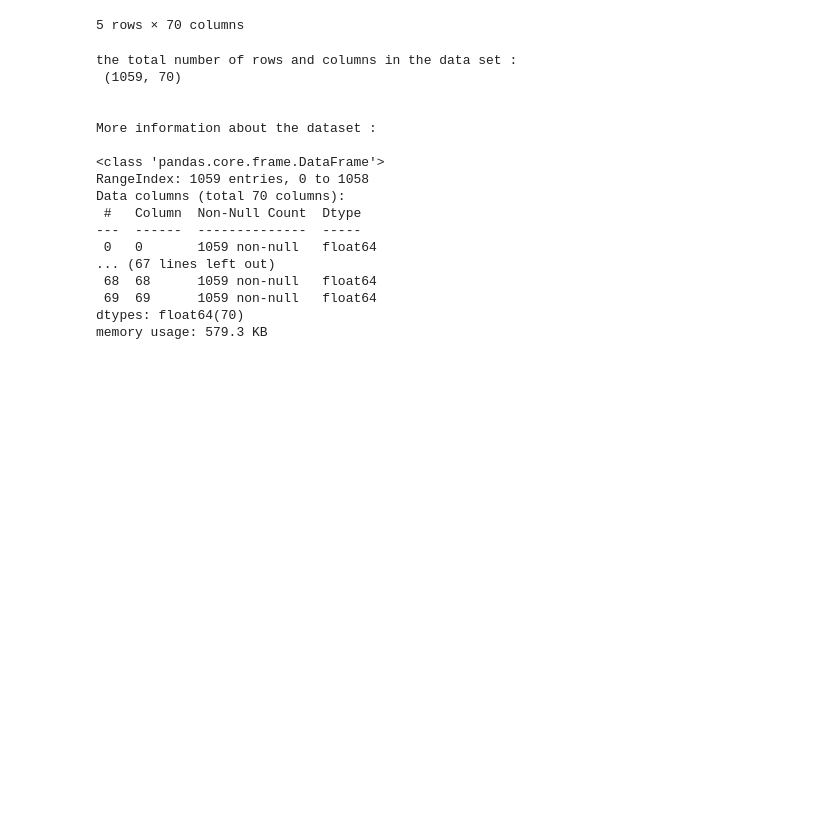
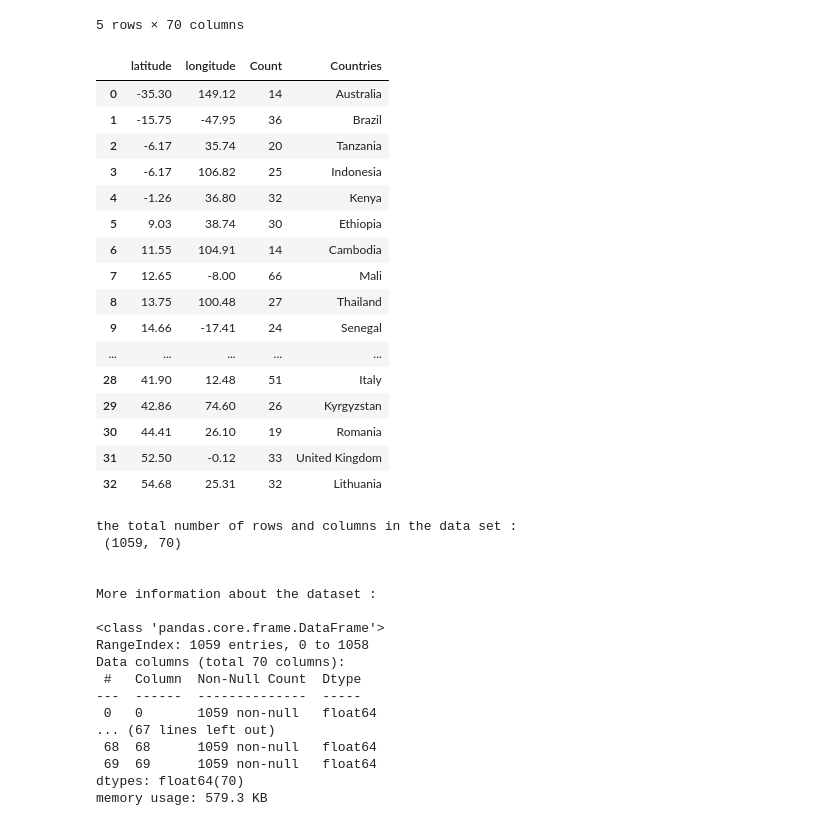
Before and after one commit to rabaahar/Final_Project, a Jupyter notebook: FinalProj.ipynb, the cells around one changed output. Cells and saved outputs as stored; diff of their text form; code cells hidden in the pictures; blank space fills up the shorter version.

```diff
--- a/FinalProj.ipynb
+++ b/FinalProj.ipynb
@@ -18,6 +20,36 @@ df.head()
 | 3 | -0.735562 | -0.684055 | 2.058215 | 0.716328 | -0.011393 | 0.805396 | 1.497982 | 0.114752 | 0.692847 | 0.052377 | ... | ... |
 | 4 | 0.570272 | 0.273157 | -0.279214 | 0.083456 | 1.049331 | -0.869295 | -0.265858 | -0.401676 | -0.872639 | 1.147483 | ... | ... |
 5 rows × 70 columns
+# %%
+df.to_csv("data_table.csv")
+ll: pd.DataFrame = df.iloc[:, 68:] # latitude & longitude
+ll.set_axis(["latitude", "longitude"],axis=1,inplace=True)
+pp = ll.groupby(["latitude","longitude"]).size().reset_index(name="Count")
+
+
+countries = ["Australia" ,"Brazil" , "Tanzania" , "Indonesia" , "Kenya" ,"Ethiopia","Cambodia","Mali","Thailand","Senegal","Cape Verde","Belize","Jamaica","Myanmar","Taiwan","India","Egypt","Pakistan","Morocco","Iran","Japan","Algeria","Greece","Turkey","China","Uzbekistan","Albania","Georgia","Italy","Kyrgyzstan","Romania","United Kingdom","Lithuania"]
+
+pp["Countries"] = countries
+pp.to_csv("countries.csv")
+pp
+# %% [output]
+|  | latitude | longitude | Count | Countries |
+| 0 | -35.30 | 149.12 | 14 | Australia |
+| 1 | -15.75 | -47.95 | 36 | Brazil |
+| 2 | -6.17 | 35.74 | 20 | Tanzania |
+| 3 | -6.17 | 106.82 | 25 | Indonesia |
+| 4 | -1.26 | 36.80 | 32 | Kenya |
+| 5 | 9.03 | 38.74 | 30 | Ethiopia |
+| 6 | 11.55 | 104.91 | 14 | Cambodia |
+| 7 | 12.65 | -8.00 | 66 | Mali |
+| 8 | 13.75 | 100.48 | 27 | Thailand |
+| 9 | 14.66 | -17.41 | 24 | Senegal |
+| ... | ... | ... | ... | ... |
+| 28 | 41.90 | 12.48 | 51 | Italy |
+| 29 | 42.86 | 74.60 | 26 | Kyrgyzstan |
+| 30 | 44.41 | 26.10 | 19 | Romania |
+| 31 | 52.50 | -0.12 | 33 | United Kingdom |
+| 32 | 54.68 | 25.31 | 32 | Lithuania |
 # %%
 print("the total number of rows and columns in the data set : \n",df.shape)
 print("\n\nMore information about the dataset : \n")
```
Also changed, not shown: parts of 10 cells of this notebook, 2 other files.
